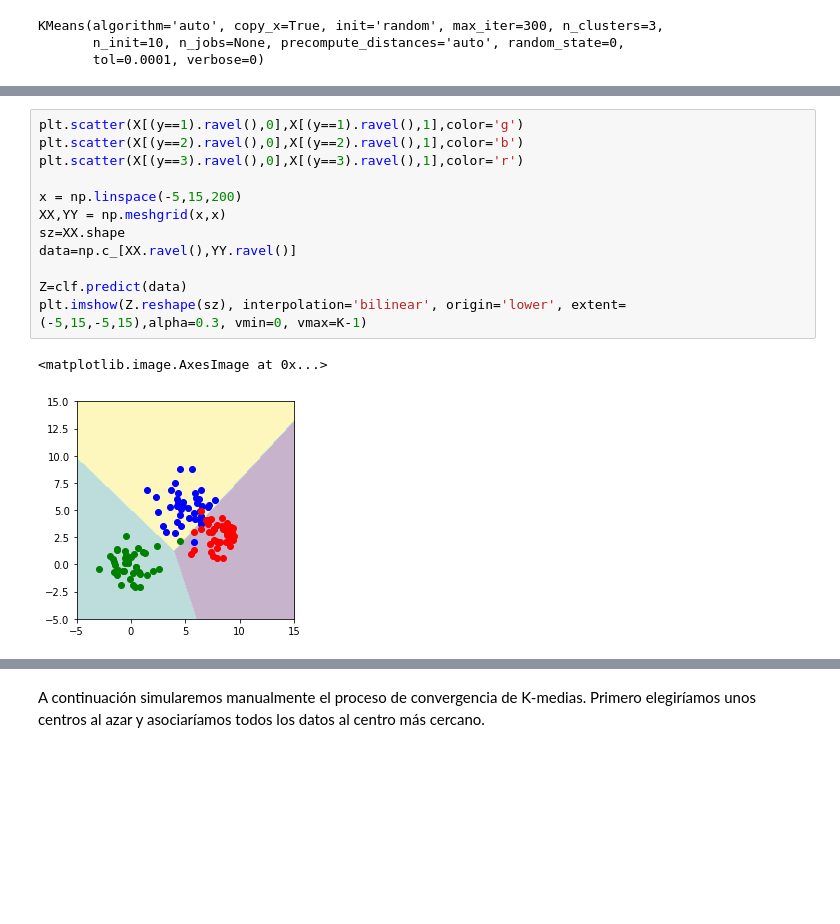
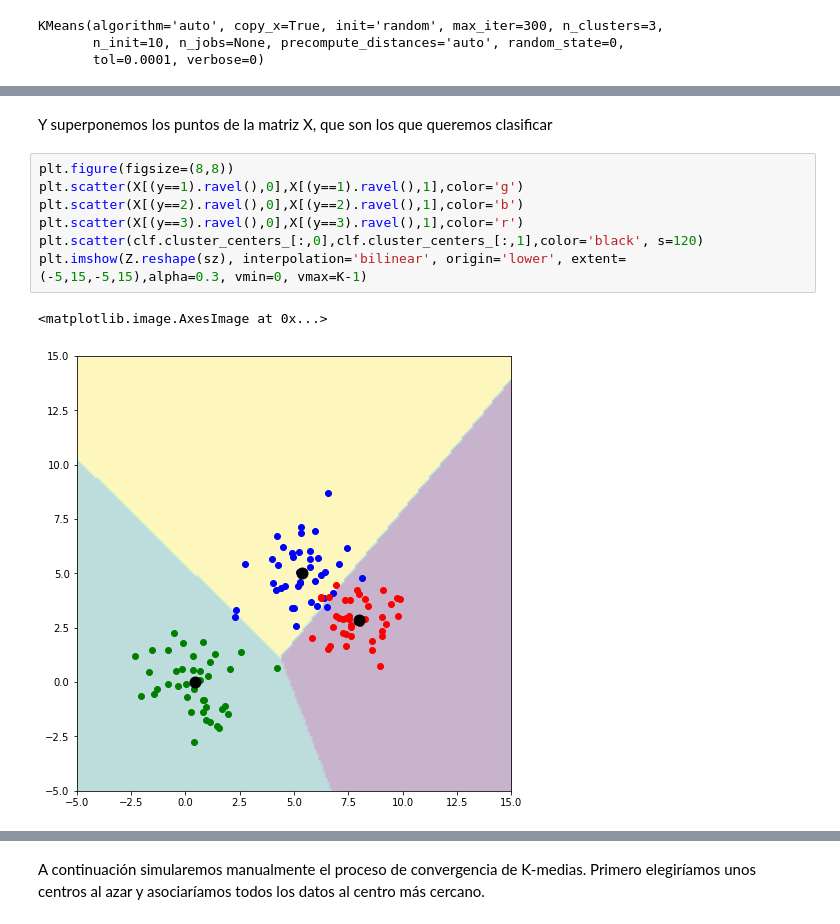
Before and after one commit to mariajogonsan/Curso-de-introduccion-a-Big-Data-Parte-3-nov2021, a Jupyter notebook: 2_Machine_Learning_Aprendizaje_no_supervisado.ipynb, the cells around one changed output, grey strips where cells are left out. Drawn from its saved outputs; the diff is of its cells as text; blank space fills up the shorter version.

```diff
--- a/2_Machine_Learning_Aprendizaje_no_supervisado.ipynb
+++ b/2_Machine_Learning_Aprendizaje_no_supervisado.ipynb
@@ -82,16 +228,13 @@ Representamos visualmente la clasificación del espacio bidimensional que realiz
+# %% [markdown]
+Y superponemos los puntos de la matriz X, que son los que queremos clasificar
 # %%
+plt.figure(figsize=(8,8))
 plt.scatter(X[(y==1).ravel(),0],X[(y==1).ravel(),1],color='g')
 plt.scatter(X[(y==2).ravel(),0],X[(y==2).ravel(),1],color='b')
 plt.scatter(X[(y==3).ravel(),0],X[(y==3).ravel(),1],color='r')
-
-x = np.linspace(-5,15,200)
-XX,YY = np.meshgrid(x,x)
-sz=XX.shape
-data=np.c_[XX.ravel(),YY.ravel()]
-
-Z=clf.predict(data)
+plt.scatter(clf.cluster_centers_[:,0],clf.cluster_centers_[:,1],color='black', s=120)
 plt.imshow(Z.reshape(sz), interpolation='bilinear', origin='lower', extent=(-5,15,-5,15),alpha=0.3, vmin=0, vmax=K-1)
 # %% [output]
 <matplotlib.image.AxesImage at 0x...>
-[figure, old version]
+[figure, new version]
 # %% [markdown]
```
Also changed, not shown: parts of 39 cells of this notebook.
